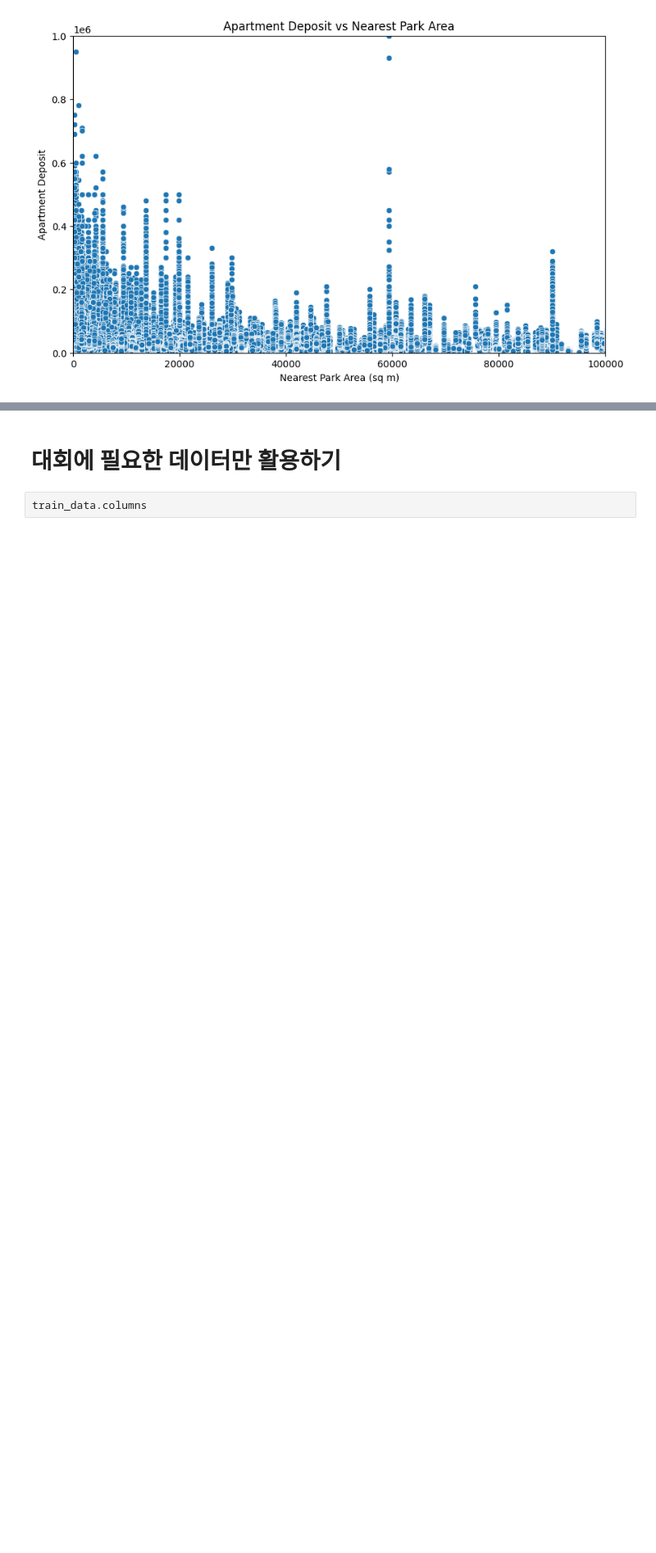
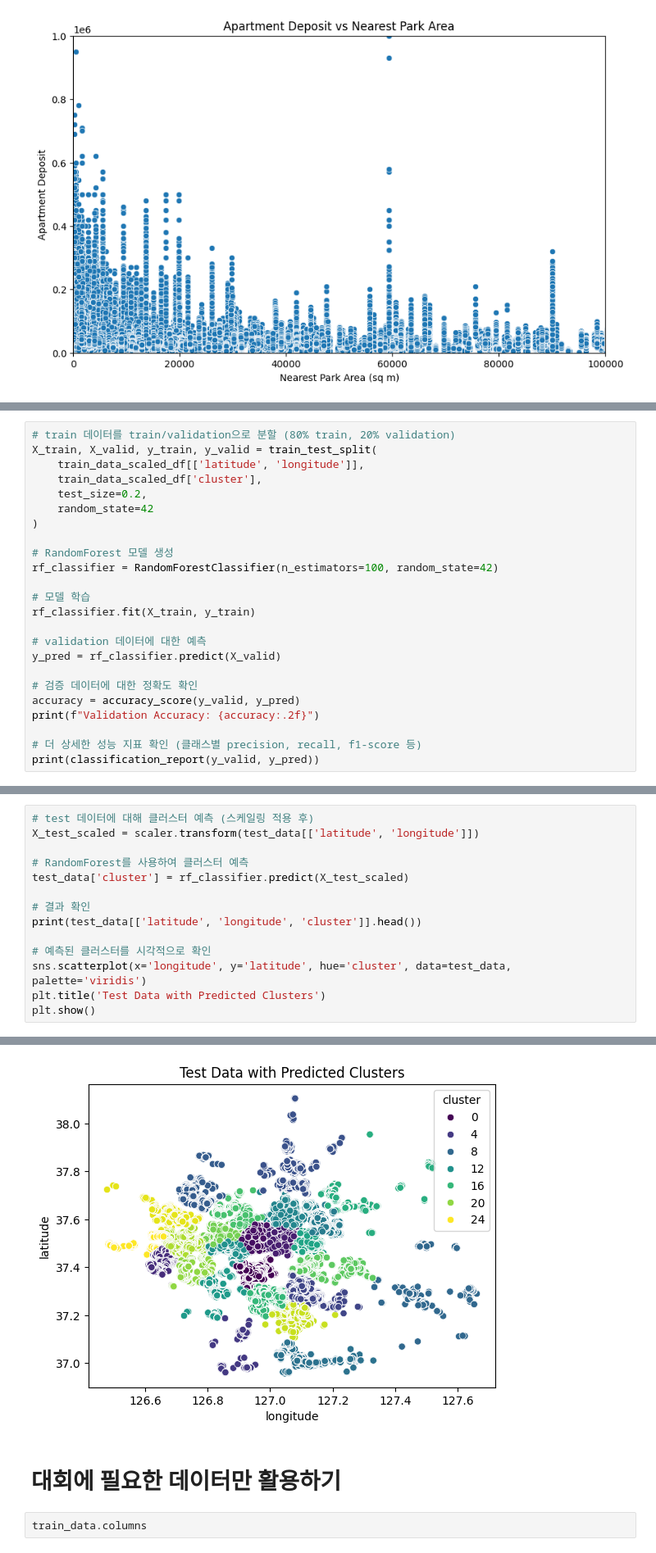
Before and after one commit to boostcampaitech7/level2-competitiveds-recsys-08, a Jupyter notebook: EDA/EDA.ipynb, the cells around one changed output, grey strips where cells are left out. Shown at 82% size. Cells and saved outputs as stored; diff of their text form; blank space fills up the shorter version.

```diff
--- a/EDA/EDA.ipynb
+++ b/EDA/EDA.ipynb
@@ -680,0 +809,24 @@ plt.show()
+# %%
+# train 데이터를 train/validation으로 분할 (80% train, 20% validation)
+X_train, X_valid, y_train, y_valid = train_test_split(
+    train_data_scaled_df[['latitude', 'longitude']],
+    train_data_scaled_df['cluster'],
+    test_size=0.2,
+    random_state=42
+)
+
+# RandomForest 모델 생성
+rf_classifier = RandomForestClassifier(n_estimators=100, random_state=42)
+
+# 모델 학습
+rf_classifier.fit(X_train, y_train)
+
+# validation 데이터에 대한 예측
+y_pred = rf_classifier.predict(X_valid)
+
+# 검증 데이터에 대한 정확도 확인
+accuracy = accuracy_score(y_valid, y_pred)
+print(f"Validation Accuracy: {accuracy:.2f}")
+
+# 더 상세한 성능 지표 확인 (클래스별 precision, recall, f1-score 등)
+print(classification_report(y_valid, y_pred))
@@ -680,0 +835,15 @@ plt.show()
+# %%
+# test 데이터에 대해 클러스터 예측 (스케일링 적용 후)
+X_test_scaled = scaler.transform(test_data[['latitude', 'longitude']])
+
+# RandomForest를 사용하여 클러스터 예측
+test_data['cluster'] = rf_classifier.predict(X_test_scaled)
+
+# 결과 확인
+print(test_data[['latitude', 'longitude', 'cluster']].head())
+
+# 예측된 클러스터를 시각적으로 확인
+sns.scatterplot(x='longitude', y='latitude', hue='cluster', data=test_data, palette='viridis')
+plt.title('Test Data with Predicted Clusters')
+plt.show()
+# %% [output]
@@ -681,3 +856,4 @@ plt.show()
+[figure, added]
 # %% [markdown]
 # 대회에 필요한 데이터만 활용하기
 # %%
```
Also changed, not shown: parts of 23 cells of this notebook.
